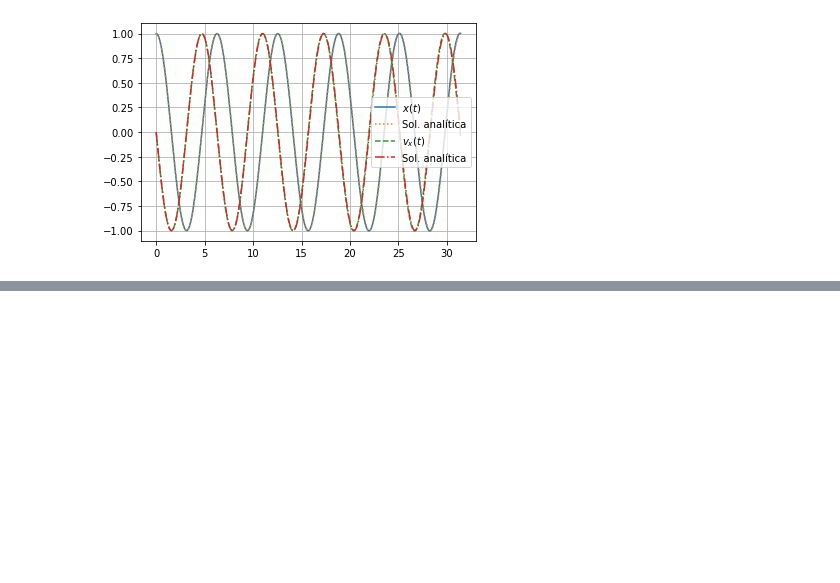
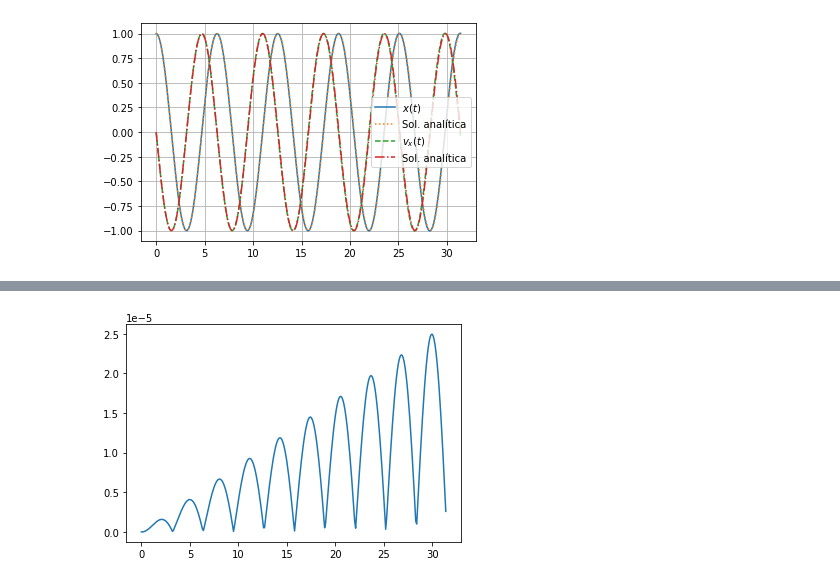
Before and after one commit to richmf/FisComp26-2, a Jupyter notebook: EDO 1.ipynb, the cells around one changed output, grey strips where cells are left out. Drawn from its saved outputs; the diff is of its cells as text; code cells hidden in the pictures; blank space fills up the shorter version.

```diff
--- a/EDO 1.ipynb
+++ b/EDO 1.ipynb
@@ -114,0 +139,6 @@ plt.show()
+# %%
+error = abs(np.cos(t)-sol[0,:])
+plt.plot(t,error)
+plt.show()
+# %% [output]
+[figure, added]
```
Also changed, not shown: parts of 3 cells of this notebook.
